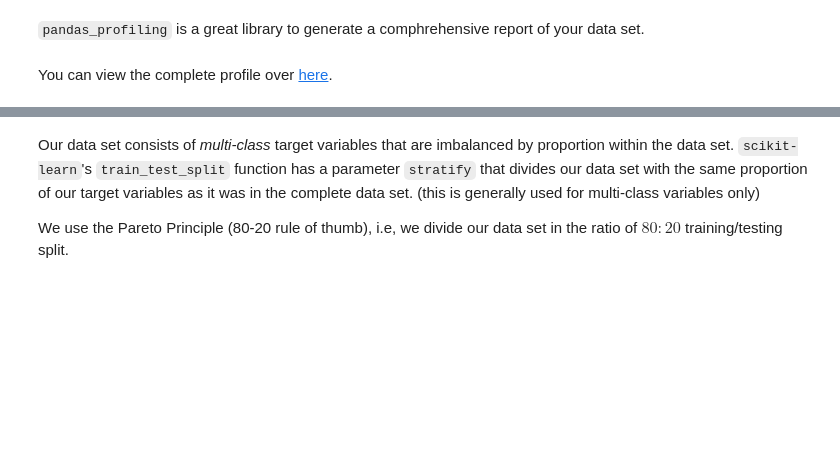
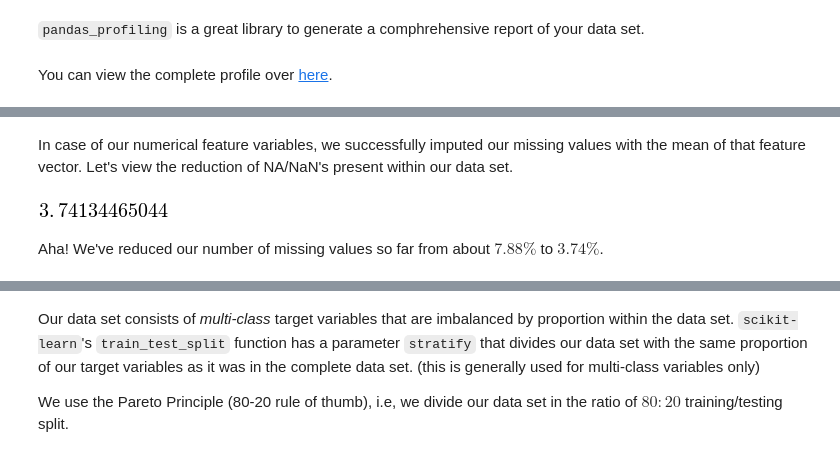
Before and after one commit to achillesrasquinha/brains-from-scratch, a Jupyter notebook: Brains from Scratch - Machine Learning for dummies.ipynb, the cells around one changed output, grey strips where cells are left out. Drawn from its saved outputs; the diff is of its cells as text; code cells hidden in the pictures; blank space fills up the shorter version.

```diff
--- a/Brains from Scratch - Machine Learning for dummies.ipynb
+++ b/Brains from Scratch - Machine Learning for dummies.ipynb
@@ -1498,0 +1564,8 @@ You can view the complete profile over [here](./data/cotton/profile.html).
+# %% [markdown]
+In case of our numerical feature variables, we successfully imputed our missing values with the mean of that feature vector. Let's view the reduction of NA/NaN's present within our data set.
+# %%
+(df.isnull().sum().sum() / df.size) * 100
+# %% [output]
+[figure, added]
+# %% [markdown]
+Aha! We've reduced our number of missing values so far from about $7.88 \%$ to $3.74 \%$.
```
Also changed, not shown: parts of 87 cells of this notebook, 1 other file.
